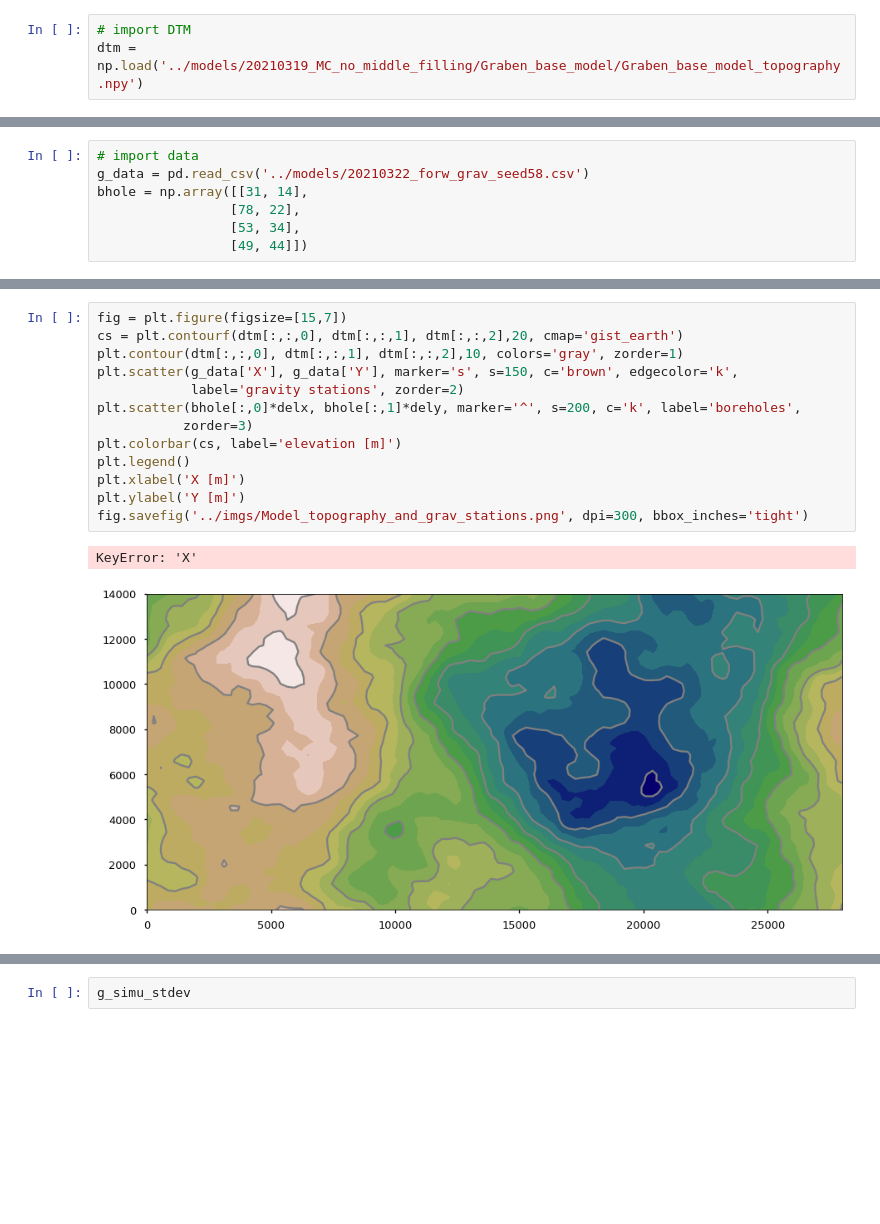
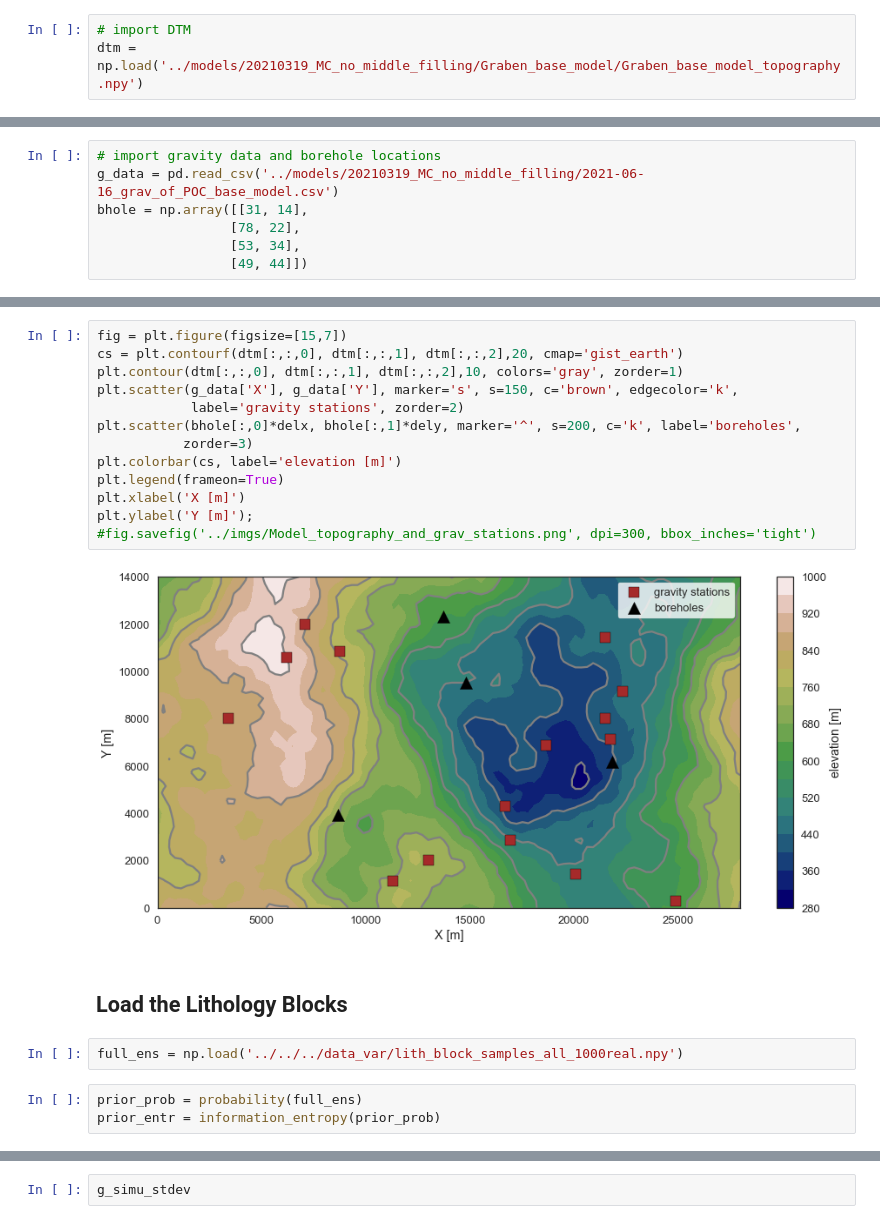
Before and after one commit to Japhiolite/PCT-modelling, a Jupyter notebook: notebooks/MC-model-analysis.ipynb, the cells around one changed output, grey strips where cells are left out. Saved outputs shown, nothing was run; the diff lists cells and outputs as text; blank space fills up the shorter version.

Commit message:
fix gravity station values

```diff
--- a/notebooks/MC-model-analysis.ipynb
+++ b/notebooks/MC-model-analysis.ipynb
@@ -52,6 +69,6 @@ dtm = np.load('../models/20210319_MC_no_middle_filling/Graben_base_model/Graben_
 # %%
-# import data
-g_data = pd.read_csv('../models/20210322_forw_grav_seed58.csv')
+# import gravity data and borehole locations
+g_data = pd.read_csv('../models/20210319_MC_no_middle_filling/2021-06-16_grav_of_POC_base_model.csv')
 bhole = np.array([[31, 14],
                  [78, 22],
                  [53, 34],
@@ -77,16 +76,22 @@ g_data
 # %%
 fig = plt.figure(figsize=[15,7])
 cs = plt.contourf(dtm[:,:,0], dtm[:,:,1], dtm[:,:,2],20, cmap='gist_earth')
 plt.contour(dtm[:,:,0], dtm[:,:,1], dtm[:,:,2],10, colors='gray', zorder=1)
 plt.scatter(g_data['X'], g_data['Y'], marker='s', s=150, c='brown', edgecolor='k',
             label='gravity stations', zorder=2)
 plt.scatter(bhole[:,0]*delx, bhole[:,1]*dely, marker='^', s=200, c='k', label='boreholes',
            zorder=3)
 plt.colorbar(cs, label='elevation [m]')
-plt.legend()
+plt.legend(frameon=True)
 plt.xlabel('X [m]')
-plt.ylabel('Y [m]')
-fig.savefig('../imgs/Model_topography_and_grav_stations.png', dpi=300, bbox_inches='tight')
+plt.ylabel('Y [m]');
+#fig.savefig('../imgs/Model_topography_and_grav_stations.png', dpi=300, bbox_inches='tight')
 # %% [output]
-KeyError: 'X'
-[figure, old version]
+[figure, new version]
+# %% [markdown]
+## Load the Lithology Blocks
+# %%
+full_ens = np.load('../../../data_var/lith_block_samples_all_1000real.npy')
+# %%
+prior_prob = probability(full_ens)
+prior_entr = information_entropy(prior_prob)
```
Also changed, not shown: parts of 30 cells of this notebook, 6 other files.
